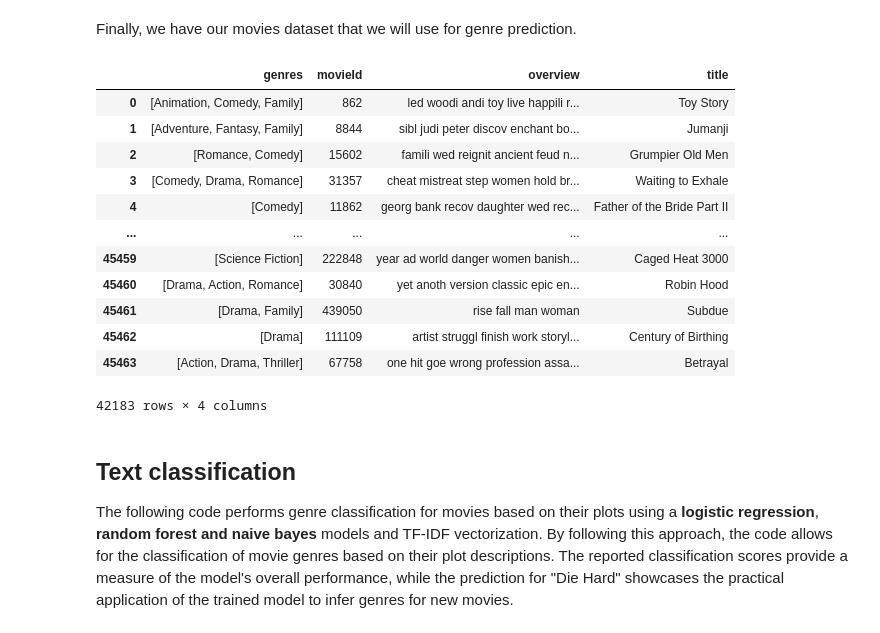
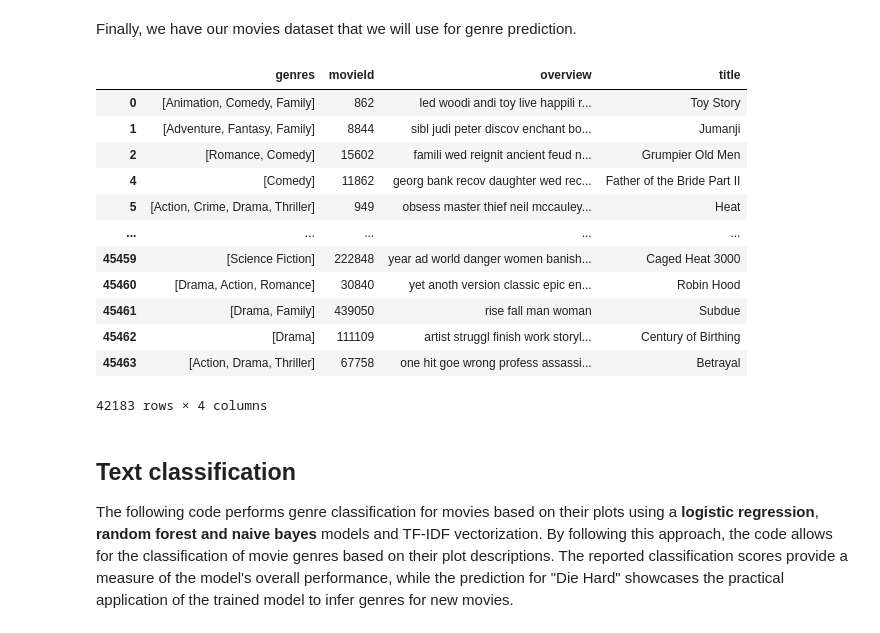
Before and after one commit to mariafain/MLC, a Jupyter notebook: ProjectML.ipynb, the cells around one changed output. Drawn from its saved outputs; the diff is of its cells as text; code cells hidden in the pictures.

Commit message:
add final final version

```diff
--- a/ProjectML.ipynb
+++ b/ProjectML.ipynb
@@ -406,21 +401,23 @@ movies.describe()
 # %% [markdown]
 Finally, we have our movies dataset that we will use for genre prediction.
-# %%
-movies
-# %% [output]
-|  | genres | movieId | overview | title |
-| 0 | [Animation, Comedy, Family] | 862 | led woodi andi toy live happili r... | Toy Story |
-| 1 | [Adventure, Fantasy, Family] | 8844 | sibl judi peter discov enchant bo... | Jumanji |
-| 2 | [Romance, Comedy] | 15602 | famili wed reignit ancient feud n... | Grumpier Old Men |
-| 3 | [Comedy, Drama, Romance] | 31357 | cheat mistreat step women hold br... | Waiting to Exhale |
-| 4 | [Comedy] | 11862 | georg bank recov daughter wed rec... | Father of the Bride Part II |
-| ... | ... | ... | ... | ... |
-| 45459 | [Science Fiction] | 222848 | year ad world danger women banish... | Caged Heat 3000 |
-| 45460 | [Drama, Action, Romance] | 30840 | yet anoth version classic epic en... | Robin Hood |
-| 45461 | [Drama, Family] | 439050 | rise fall man woman | Subdue |
-| 45462 | [Drama] | 111109 | artist struggl finish work storyl... | Century of Birthing |
-| 45463 | [Action, Drama, Thriller] | 67758 | one hit goe wrong profession assa... | Betrayal |
-42183 rows × 4 columns
+# %%
+#we will delete the movie with id 31357 because we will use it to test our models on unseen data
+movies.drop(movies[movies['movieId'] == '31357'].index, inplace=True)
+movies
+# %% [output]
+|  | genres | movieId | overview | title |
+| 0 | [Animation, Comedy, Family] | 862 | led woodi andi toy live happili r... | Toy Story |
+| 1 | [Adventure, Fantasy, Family] | 8844 | sibl judi peter discov enchant bo... | Jumanji |
+| 2 | [Romance, Comedy] | 15602 | famili wed reignit ancient feud n... | Grumpier Old Men |
+| 4 | [Comedy] | 11862 | georg bank recov daughter wed rec... | Father of the Bride Part II |
+| 5 | [Action, Crime, Drama, Thriller] | 949 | obsess master thief neil mccauley... | Heat |
+| ... | ... | ... | ... | ... |
+| 45459 | [Science Fiction] | 222848 | year ad world danger women banish... | Caged Heat 3000 |
+| 45460 | [Drama, Action, Romance] | 30840 | yet anoth version classic epic en... | Robin Hood |
+| 45461 | [Drama, Family] | 439050 | rise fall man woman | Subdue |
+| 45462 | [Drama] | 111109 | artist struggl finish work storyl... | Century of Birthing |
+| 45463 | [Action, Drama, Thriller] | 67758 | one hit goe wrong profess assassi... | Betrayal |
+42183 rows × 4 columns
 # %% [markdown]
 ## Text classification
  The following code performs genre classification for movies based on their plots using a **logistic regression**, **random forest and naive bayes** models and TF-IDF vectorization. By following this approach, the code allows for the classification of movie genres based on their plot descriptions. The reported classification scores provide a measure of the model's overall performance, while the prediction for "Die Hard" showcases the practical application of the trained model to infer genres for new movies.
```
Also changed, not shown: parts of 29 cells of this notebook.
